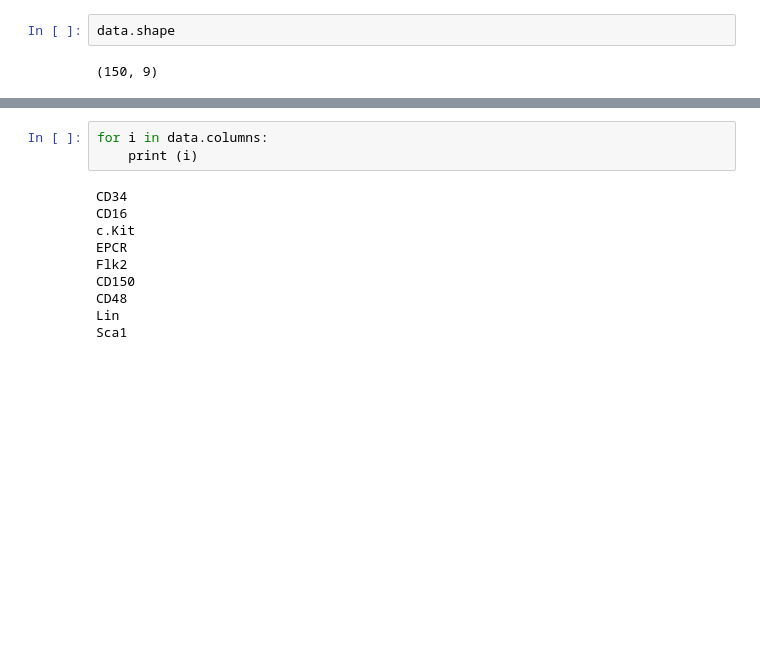
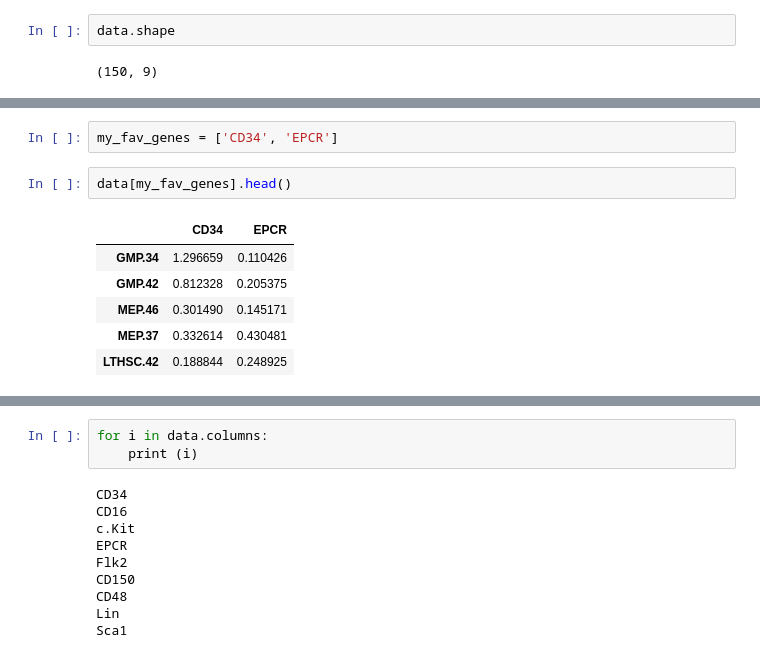
Before and after one commit to StemTBioinf/python_workshop, a Jupyter notebook: notebooks/notebook_6_pandas_II.ipynb, the cells around one changed output, grey strips where cells are left out. Cells and saved outputs as stored; diff of their text form; blank space fills up the shorter version.

```diff
--- a/notebooks/notebook_6_pandas_II.ipynb
+++ b/notebooks/notebook_6_pandas_II.ipynb
@@ -35,0 +60,11 @@ data.shape
+# %%
+my_fav_genes = ['CD34', 'EPCR']
+# %%
+data[my_fav_genes].head()
+# %% [output]
+|  | CD34 | EPCR |
+| GMP.34 | 1.296659 | 0.110426 |
+| GMP.42 | 0.812328 | 0.205375 |
+| MEP.46 | 0.301490 | 0.145171 |
+| MEP.37 | 0.332614 | 0.430481 |
+| LTHSC.42 | 0.188844 | 0.248925 |
```
Also changed, not shown: parts of 11 cells of this notebook, 2 other files.
